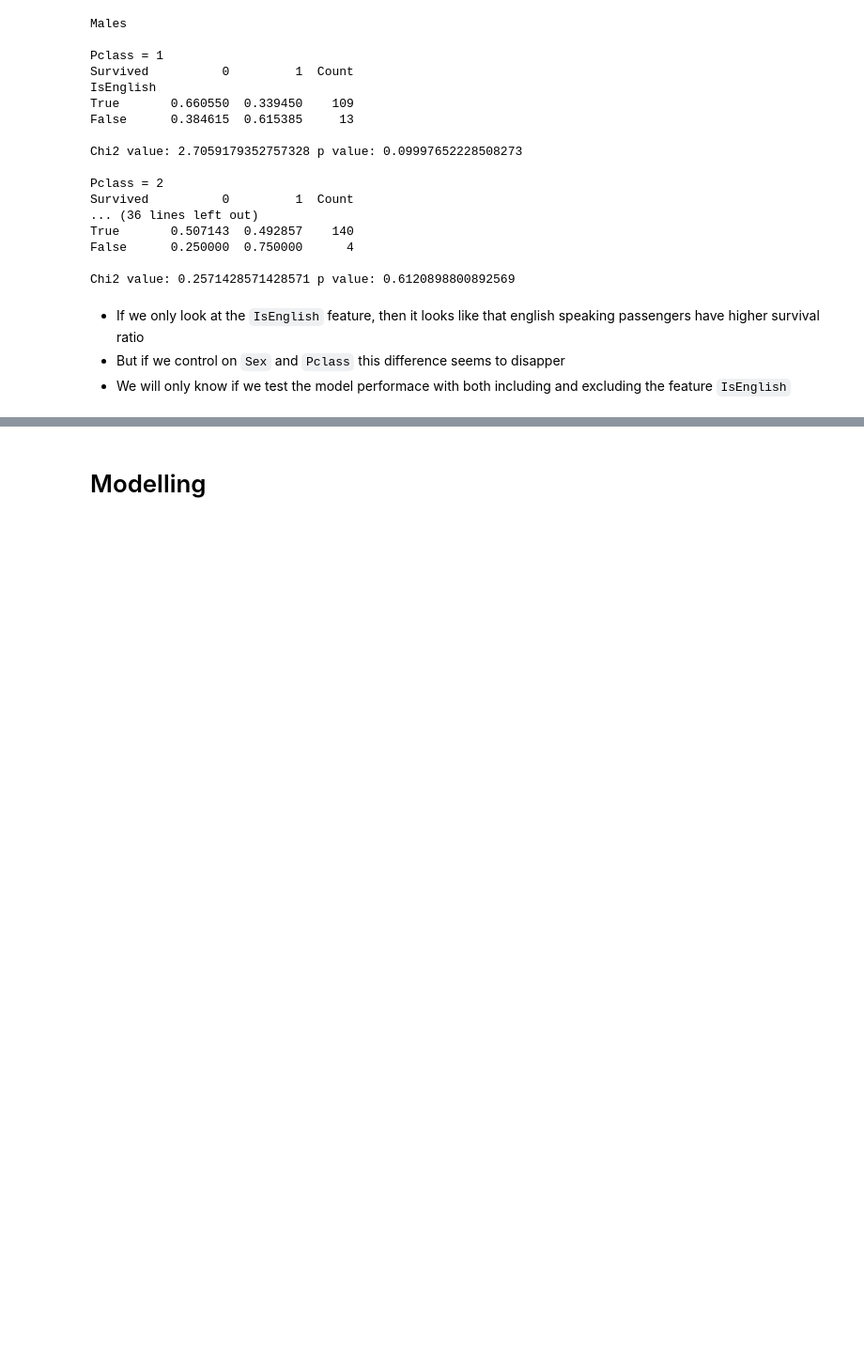
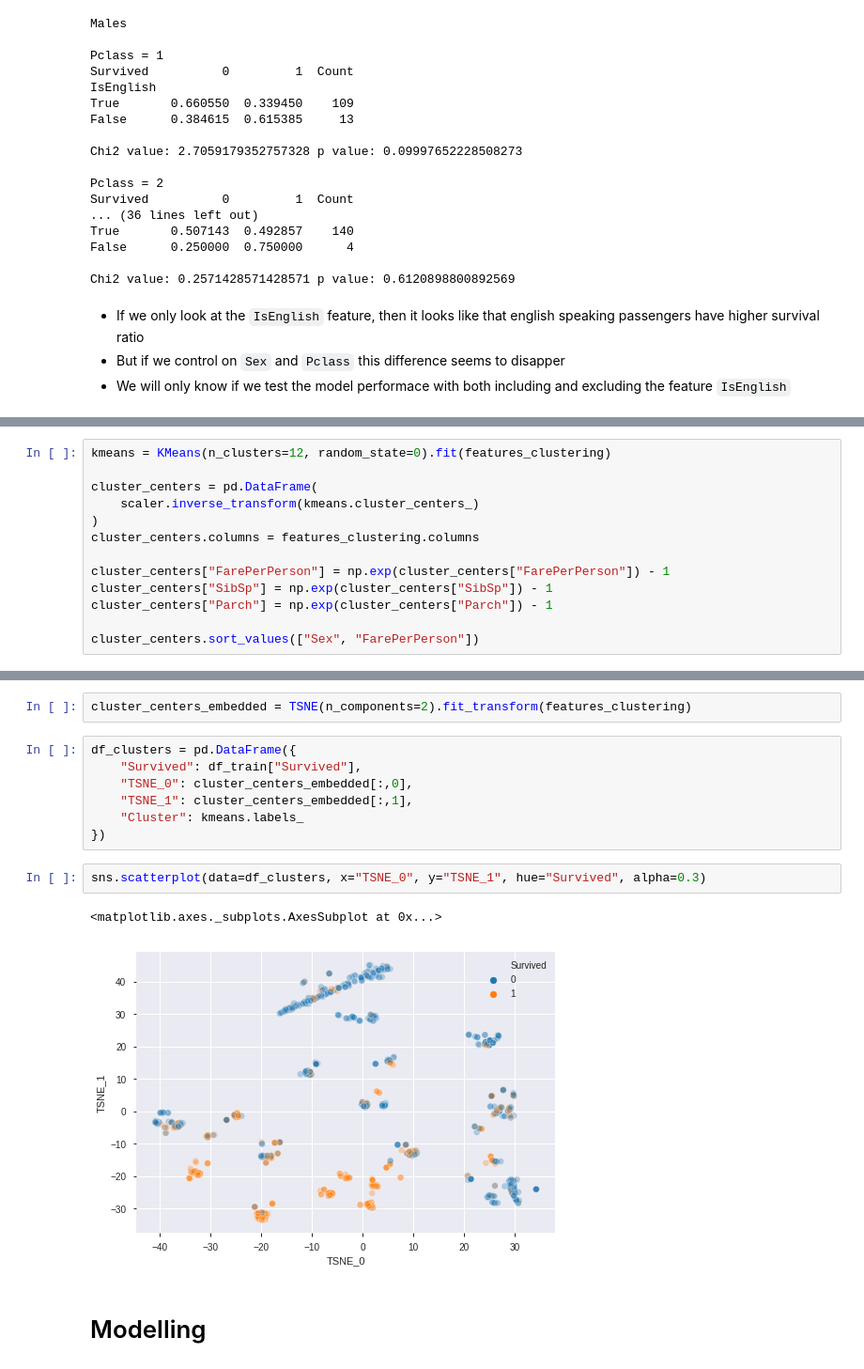
Before and after one commit to gergelyBognar/titanic, a Jupyter notebook: titanic.ipynb, the cells around one changed output, grey strips where cells are left out. Shown at 94% size. Cells and saved outputs as stored; diff of their text form; blank space fills up the shorter version.

Commit message:
Started clustering

```diff
--- a/titanic.ipynb
+++ b/titanic.ipynb
@@ -871,0 +933,13 @@ Chi2 value: 0.2571428571428571 p value: 0.6120898800892569
+# %%
+kmeans = KMeans(n_clusters=12, random_state=0).fit(features_clustering)
+
+cluster_centers = pd.DataFrame(
+    scaler.inverse_transform(kmeans.cluster_centers_)
+)
+cluster_centers.columns = features_clustering.columns
+
+cluster_centers["FarePerPerson"] = np.exp(cluster_centers["FarePerPerson"]) - 1
+cluster_centers["SibSp"] = np.exp(cluster_centers["SibSp"]) - 1
+cluster_centers["Parch"] = np.exp(cluster_centers["Parch"]) - 1
+
+cluster_centers.sort_values(["Sex", "FarePerPerson"])
@@ -872,3 +960,17 @@ Chi2 value: 0.2571428571428571 p value: 0.6120898800892569
+# %%
+cluster_centers_embedded = TSNE(n_components=2).fit_transform(features_clustering)
+# %%
+df_clusters = pd.DataFrame({
+    "Survived": df_train["Survived"],
+    "TSNE_0": cluster_centers_embedded[:,0],
+    "TSNE_1": cluster_centers_embedded[:,1],
+    "Cluster": kmeans.labels_
+})
+# %%
+sns.scatterplot(data=df_clusters, x="TSNE_0", y="TSNE_1", hue="Survived", alpha=0.3)
+# %% [output]
+<matplotlib.axes._subplots.AxesSubplot at 0x...>
+[figure, added]
 # %% [markdown]
 # Modelling
 # %% [markdown]
```
Also changed, not shown: parts of 6 cells of this notebook.
